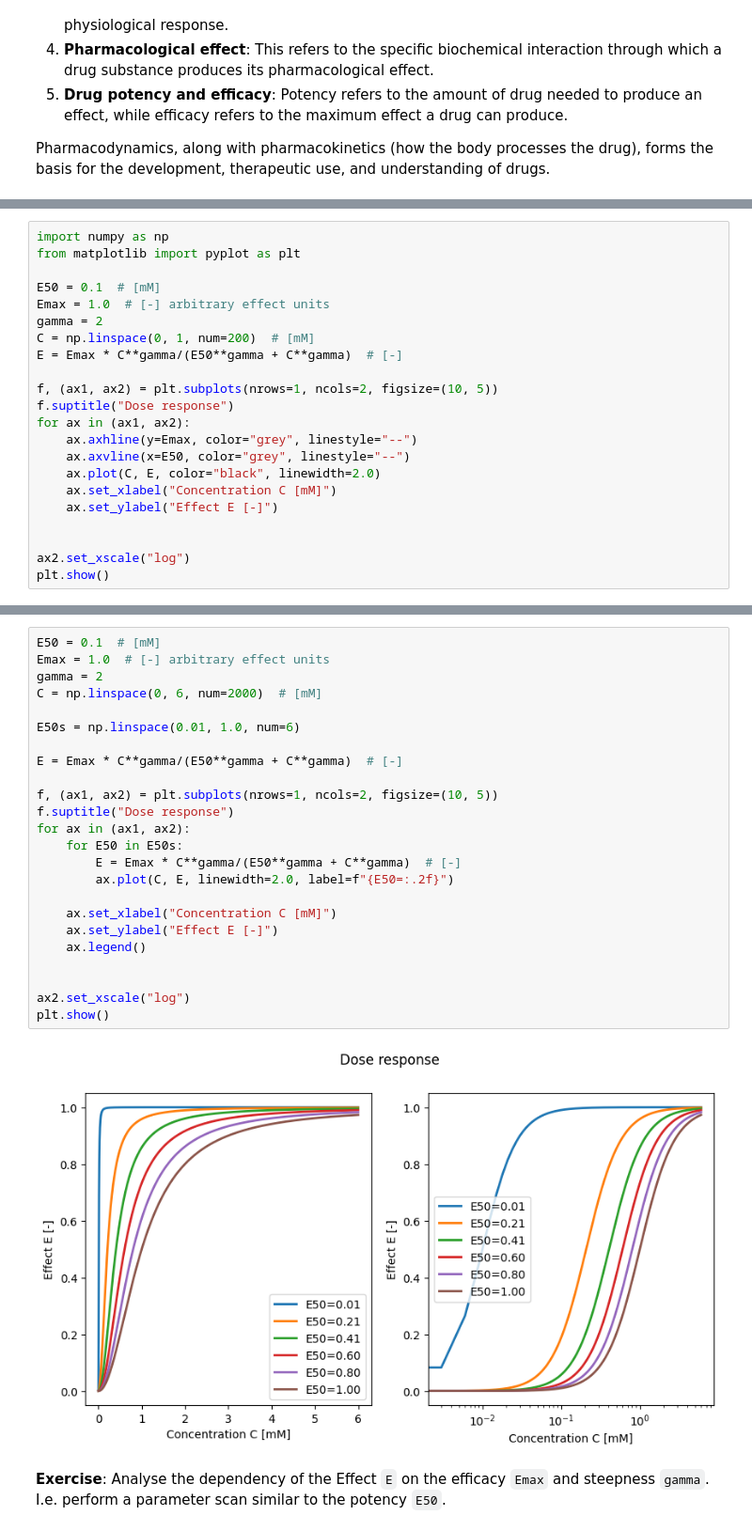
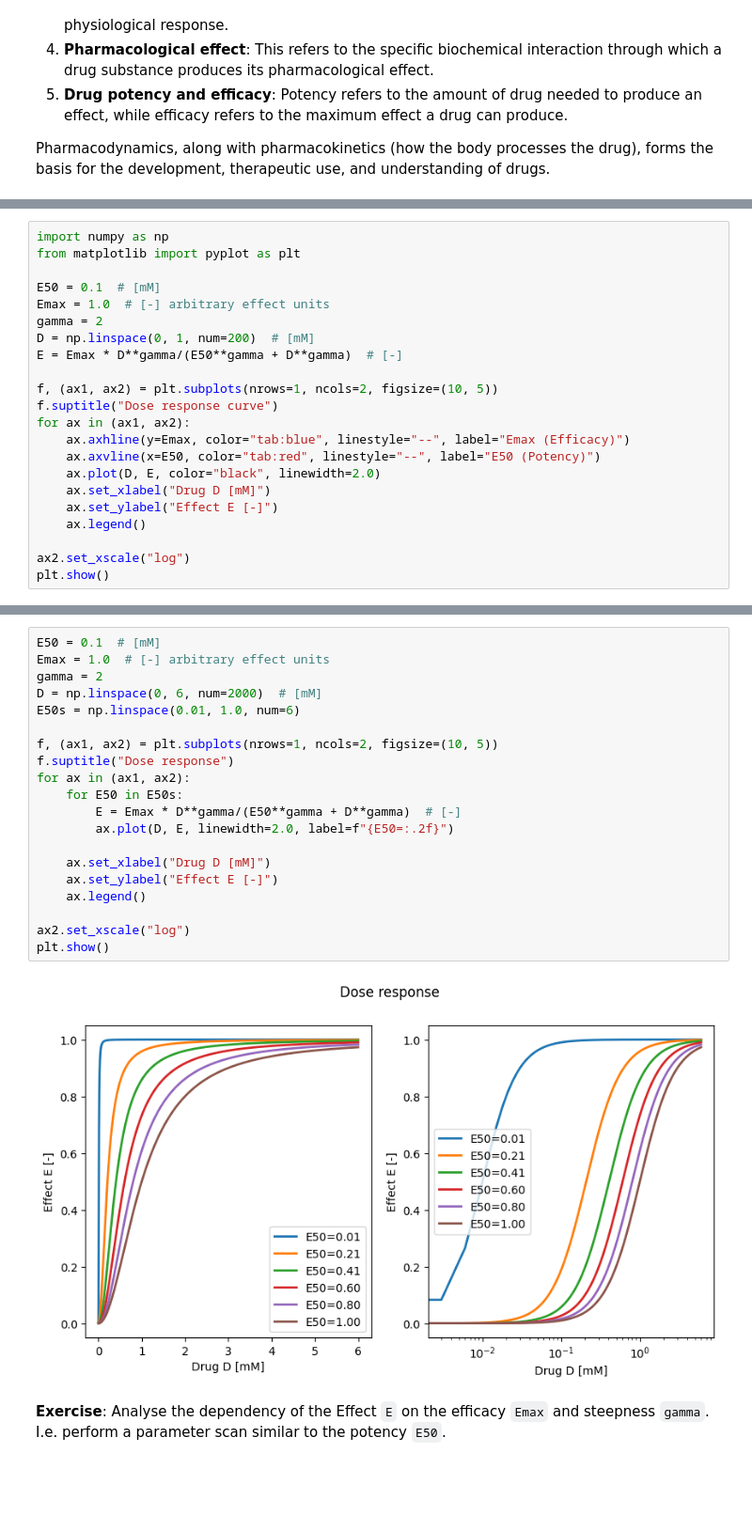
Before and after one commit to matthiaskoenig/course-pharmacokinetic-modelling, a Jupyter notebook: src/mb19/notebooks/10_pharmacodynamics.ipynb, the cells around one changed output, grey strips where cells are left out. Shown at 94% size. Saved outputs shown, nothing was run; the diff lists cells and outputs as text; blank space fills up the shorter version.

```diff
--- a/src/mb19/notebooks/10_pharmacodynamics.ipynb
+++ b/src/mb19/notebooks/10_pharmacodynamics.ipynb
@@ -44,18 +44,18 @@ from matplotlib import pyplot as plt
 E50 = 0.1  # [mM]
 Emax = 1.0  # [-] arbitrary effect units
 gamma = 2
-C = np.linspace(0, 1, num=200)  # [mM]
-E = Emax * C**gamma/(E50**gamma + C**gamma)  # [-]
+D = np.linspace(0, 1, num=200)  # [mM]
+E = Emax * D**gamma/(E50**gamma + D**gamma)  # [-]
 
 f, (ax1, ax2) = plt.subplots(nrows=1, ncols=2, figsize=(10, 5))
-f.suptitle("Dose response")
+f.suptitle("Dose response curve")
 for ax in (ax1, ax2):
-    ax.axhline(y=Emax, color="grey", linestyle="--")
-    ax.axvline(x=E50, color="grey", linestyle="--")
-    ax.plot(C, E, color="black", linewidth=2.0)
-    ax.set_xlabel("Concentration C [mM]")
+    ax.axhline(y=Emax, color="tab:blue", linestyle="--", label="Emax (Efficacy)")
+    ax.axvline(x=E50, color="tab:red", linestyle="--", label="E50 (Potency)")
+    ax.plot(D, E, color="black", linewidth=2.0)
+    ax.set_xlabel("Drug D [mM]")
     ax.set_ylabel("Effect E [-]")
-
+    ax.legend()
 
 ax2.set_xscale("log")
 plt.show()
@@ -66,29 +67,25 @@ Parameter scan to study the effect of potency E50
 # %%
 E50 = 0.1  # [mM]
 Emax = 1.0  # [-] arbitrary effect units
 gamma = 2
-C = np.linspace(0, 6, num=2000)  # [mM]
-
+D = np.linspace(0, 6, num=2000)  # [mM]
 E50s = np.linspace(0.01, 1.0, num=6)
-
-E = Emax * C**gamma/(E50**gamma + C**gamma)  # [-]
 
 f, (ax1, ax2) = plt.subplots(nrows=1, ncols=2, figsize=(10, 5))
 f.suptitle("Dose response")
 for ax in (ax1, ax2):
     for E50 in E50s:
-        E = Emax * C**gamma/(E50**gamma + C**gamma)  # [-]
-        ax.plot(C, E, linewidth=2.0, label=f"{E50=:.2f}")
+        E = Emax * D**gamma/(E50**gamma + D**gamma)  # [-]
+        ax.plot(D, E, linewidth=2.0, label=f"{E50=:.2f}")
 
-    ax.set_xlabel("Concentration C [mM]")
+    ax.set_xlabel("Drug D [mM]")
     ax.set_ylabel("Effect E [-]")
     ax.legend()
 
-
 ax2.set_xscale("log")
 plt.show()
 # %% [output]
-[figure, old version]
+[figure, new version]
 # %% [markdown]
 **Exercise**: Analyse the dependency of the Effect `E` on the efficacy `Emax` and steepness `gamma`. I.e. perform a parameter scan similar to the potency `E50`.
 # %% [markdown]
```
Also changed, not shown: parts of 4 cells of this notebook, 24 other files.
